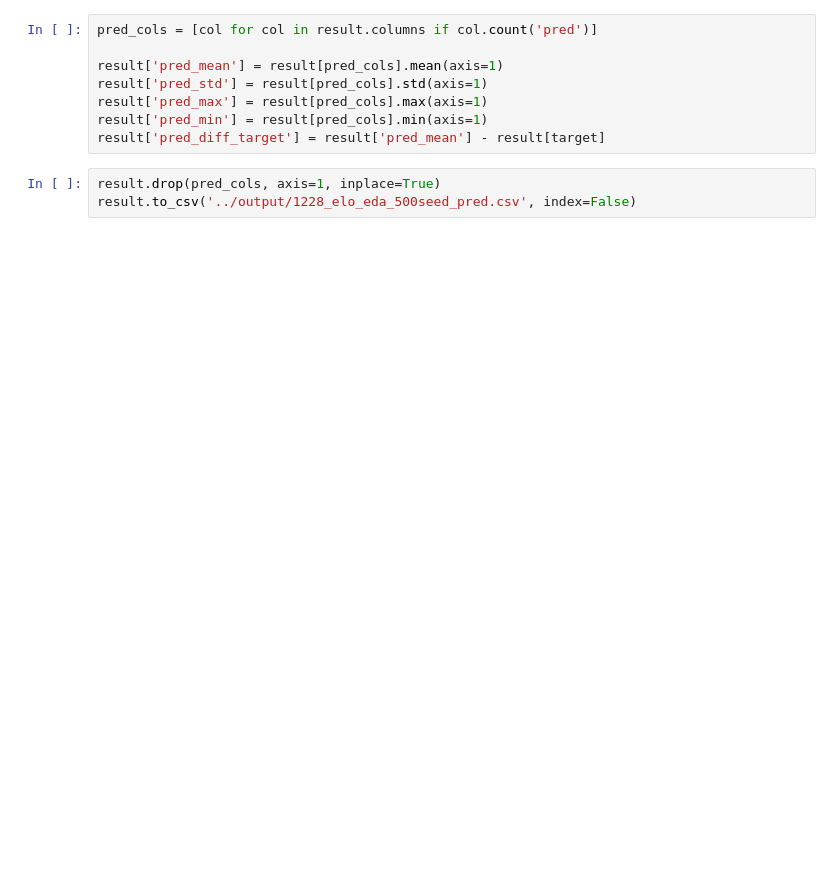
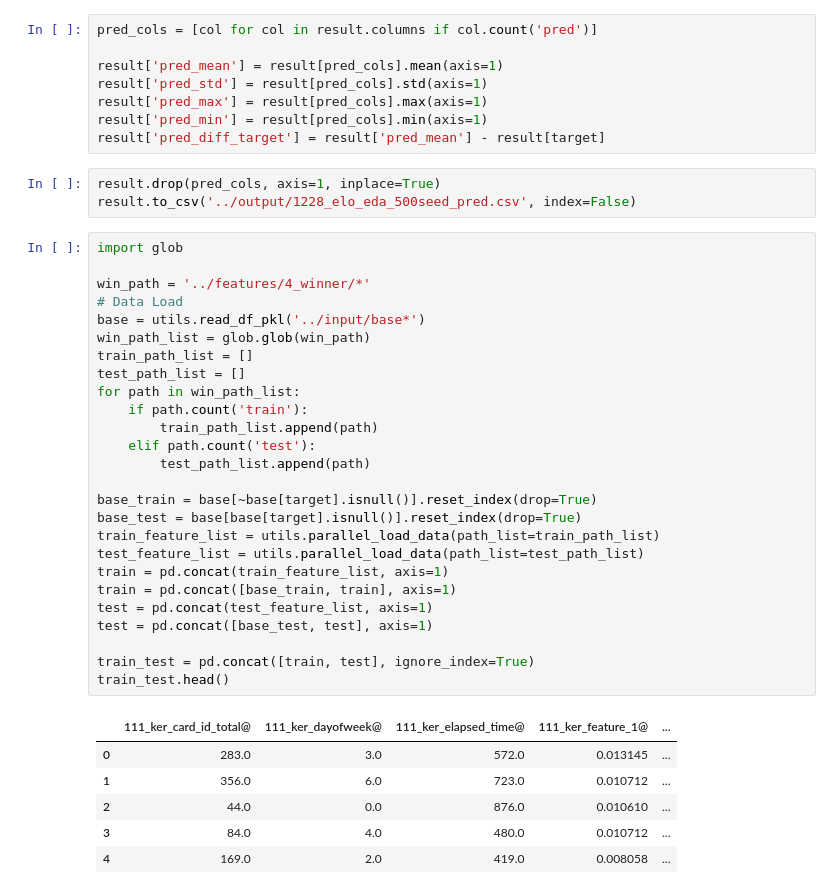
Before and after one commit to Chestnut1999/Elo-Recommendation-23place, a Jupyter notebook: py/116_elo_eda_500seed_avg.ipynb, the cells around one changed output. Cells and saved outputs as stored; diff of their text form; blank space fills up the shorter version.

```diff
--- a/py/116_elo_eda_500seed_avg.ipynb
+++ b/py/116_elo_eda_500seed_avg.ipynb
@@ -63,3 +67,36 @@ result['pred_diff_target'] = result['pred_mean'] - result[target]
 # %%
 result.drop(pred_cols, axis=1, inplace=True)
 result.to_csv('../output/1228_elo_eda_500seed_pred.csv', index=False)
+# %%
+import glob
+
+win_path = '../features/4_winner/*'
+# Data Load
+base = utils.read_df_pkl('../input/base*')
+win_path_list = glob.glob(win_path)
+train_path_list = []
+test_path_list = []
+for path in win_path_list:
+    if path.count('train'):
+        train_path_list.append(path)
+    elif path.count('test'):
+        test_path_list.append(path)
+
+base_train = base[~base[target].isnull()].reset_index(drop=True)
+base_test = base[base[target].isnull()].reset_index(drop=True)
+train_feature_list = utils.parallel_load_data(path_list=train_path_list)
+test_feature_list = utils.parallel_load_data(path_list=test_path_list)
+train = pd.concat(train_feature_list, axis=1)
+train = pd.concat([base_train, train], axis=1)
+test = pd.concat(test_feature_list, axis=1)
+test = pd.concat([base_test, test], axis=1)
+
+train_test = pd.concat([train, test], ignore_index=True)
+train_test.head()
+# %% [output]
+|  | 111_ker_card_id_total@ | 111_ker_dayofweek@ | 111_ker_elapsed_time@ | 111_ker_feature_1@ | ... |
+| 0 | 283.0 | 3.0 | 572.0 | 0.013145 | ... |
+| 1 | 356.0 | 6.0 | 723.0 | 0.010712 | ... |
+| 2 | 44.0 | 0.0 | 876.0 | 0.010610 | ... |
+| 3 | 84.0 | 4.0 | 480.0 | 0.010712 | ... |
+| 4 | 169.0 | 2.0 | 419.0 | 0.008058 | ... |
```
Also changed, not shown: parts of 9 cells of this notebook, 4 other files.
